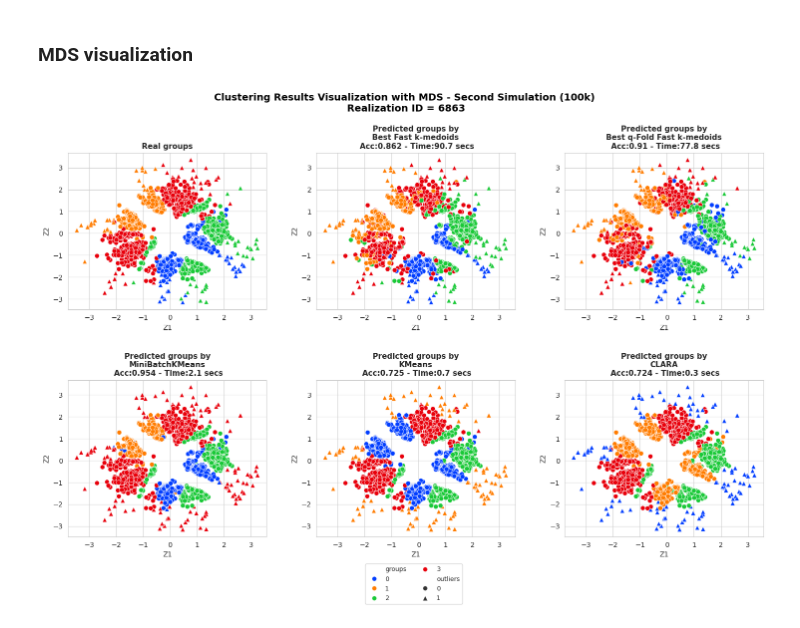
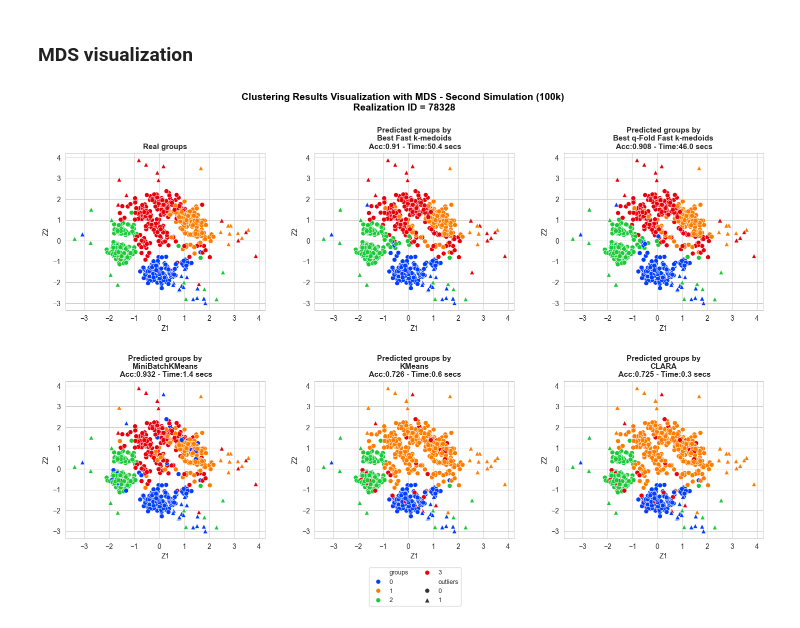
Before and after one commit to FabioScielzoOrtiz/db-robust-clust-paper-code, a Jupyter notebook: experiments/simulations/experiments_simulation_2.ipynb, the cells around one changed output. Saved outputs shown, nothing was run; the diff lists cells and outputs as text; code cells hidden in the pictures.

```diff
--- a/experiments/simulations/experiments_simulation_2.ipynb
+++ b/experiments/simulations/experiments_simulation_2.ipynb
@@ -1351,13 +1347,13 @@ avg_results_df_sorted_ari
 # %% [markdown]
 ### MDS visualization
 # %%
-random_state_mds = 6863
+random_state_mds = 78328
 
 X, y, outliers_idx = get_simulation_3(random_state=random_state_mds, return_outlier_idx=True)
 
 mds = MDS(n_components=2, dissimilarity='precomputed', random_state=random_state_mds)
 
-fastGG = FastGGowerDistMatrix(frac_sample_size=0.02, random_state=random_state_mds, p1=4, p2=2, p3=2,
+fastGG = FastGGowerDistMatrix(frac_sample_size=0.01, random_state=1111, p1=4, p2=2, p3=2,
                  d1='robust_mahalanobis', d2='sokal', d3='hamming',
                  robust_method='winsorized', alpha=0.05)
 
@@ -1385,21 +1381,21 @@ accuracy_dict = {names_to_plot[method]: results[random_state_mds]['adj_accuracy'
 time_dict = {names_to_plot[method]: results[random_state_mds]['time'][method] for method in methods_to_plot}
 # %%
 plot_filename = f'mds_plot_exp_4_simu_3_{file_id}.png'
-results_folder_path = os.path.join(current_path, '..', 'results', 'results_experiment_4', 'simulation_2')
+results_folder_path = os.path.join(current_path, '..', '..', 'results', 'results_experiment_4', 'simulation_2')
 plot_save_path = os.path.join(results_folder_path, plot_filename)
 
 clustering_MDS_plot_multiple_methods(X_mds=X_mds, y_pred=y_pred_dict,
                                      y_true=y[fastGG.sample_index],
                                      title=f"Clustering Results Visualization with MDS - Second Simulation (100k)\n Realization ID = {random_state_mds}",
                                      accuracy=accuracy_dict, time=time_dict, n_rows=2,
                                      figsize=(18,10), bbox_to_anchor=(0.75,-1.9),
                                      title_size=14, title_weight='bold',
                                      subtitles_size=11,
                                      points_size=45, title_height=1,
                                      wspace=0.25, hspace=0.45,
                                      outliers_boolean=outliers_bool[fastGG.sample_index],
                                      n_cols_legend=2, legend_title='', legend_size=9,
                                      save = True, file_name = plot_save_path
 )
 # %% [output]
-[figure, old version]
+[figure, new version]
```
Also changed, not shown: parts of 5 cells of this notebook, 1 other file.
